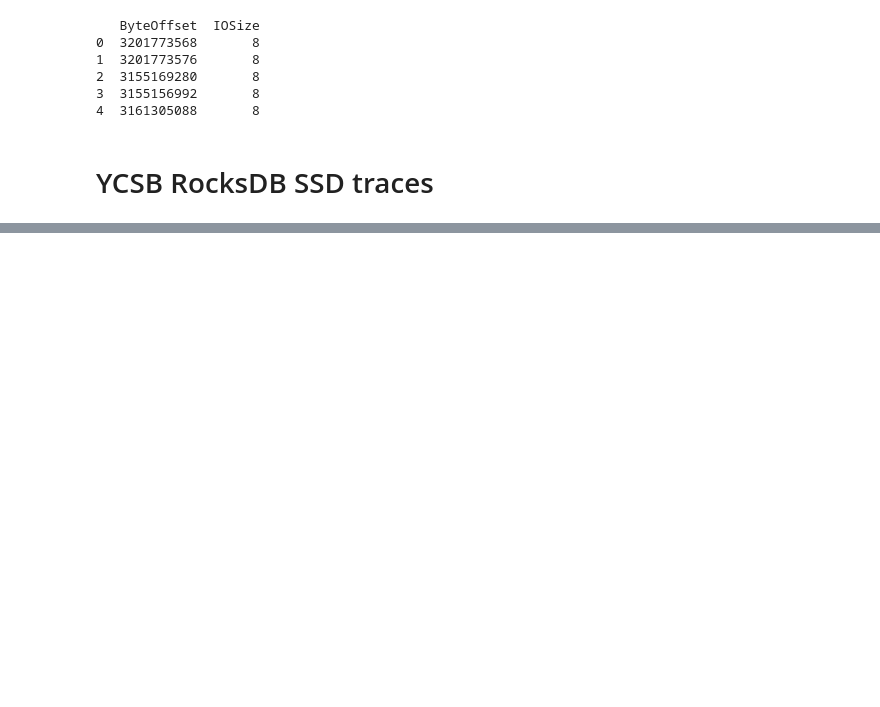
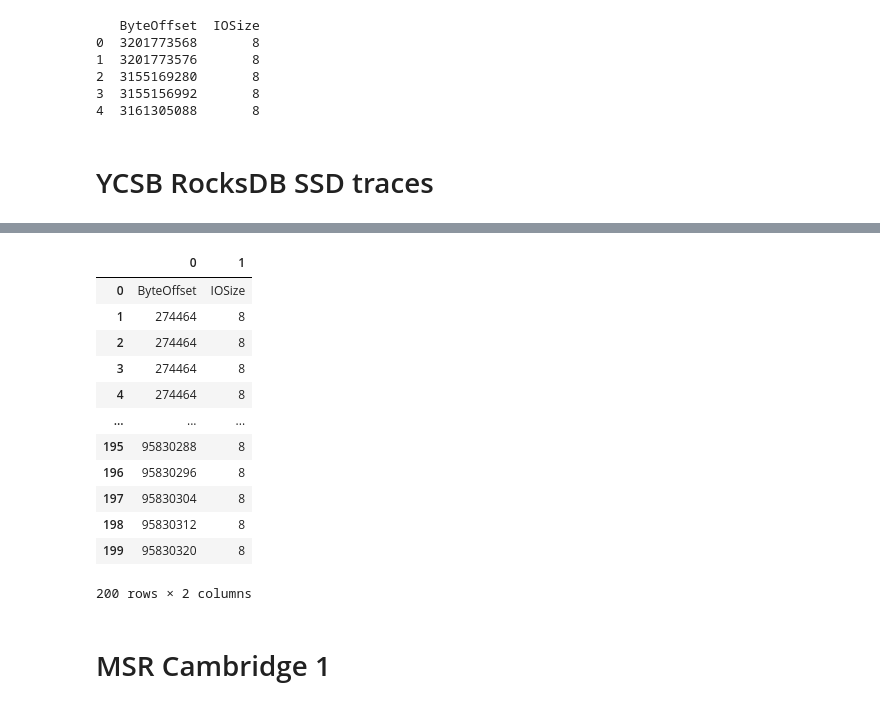
Before and after one commit to bithabib/flash_ssd_simulator_web, a Jupyter notebook: real_data/data_analysis/data_convert_for_ssd_simulator.ipynb, the cells around one changed output, grey strips where cells are left out. Saved outputs shown, nothing was run; the diff lists cells and outputs as text; code cells hidden in the pictures; blank space fills up the shorter version.

```diff
--- a/real_data/data_analysis/data_convert_for_ssd_simulator.ipynb
+++ b/real_data/data_analysis/data_convert_for_ssd_simulator.ipynb
@@ -232,0 +263,22 @@ for i in range(3):
+# %%
+import pandas as pd
+
+file_path = '../../real_data/trace/ssdtrace-00-split.txt'
+
+trace = pd.read_csv(file_path, delim_whitespace=True, header=None)
+# %%
+trace.head(200)
+# %% [output]
+|  | 0 | 1 |
+| 0 | ByteOffset | IOSize |
+| 1 | 274464 | 8 |
+| 2 | 274464 | 8 |
+| 3 | 274464 | 8 |
+| 4 | 274464 | 8 |
+| ... | ... | ... |
+| 195 | 95830288 | 8 |
+| 196 | 95830296 | 8 |
+| 197 | 95830304 | 8 |
+| 198 | 95830312 | 8 |
+| 199 | 95830320 | 8 |
+200 rows × 2 columns
@@ -232,0 +293,2 @@ for i in range(3):
+# %% [markdown]
+# MSR Cambridge 1
```
Also changed, not shown: parts of 24 cells of this notebook, 3 other files.
